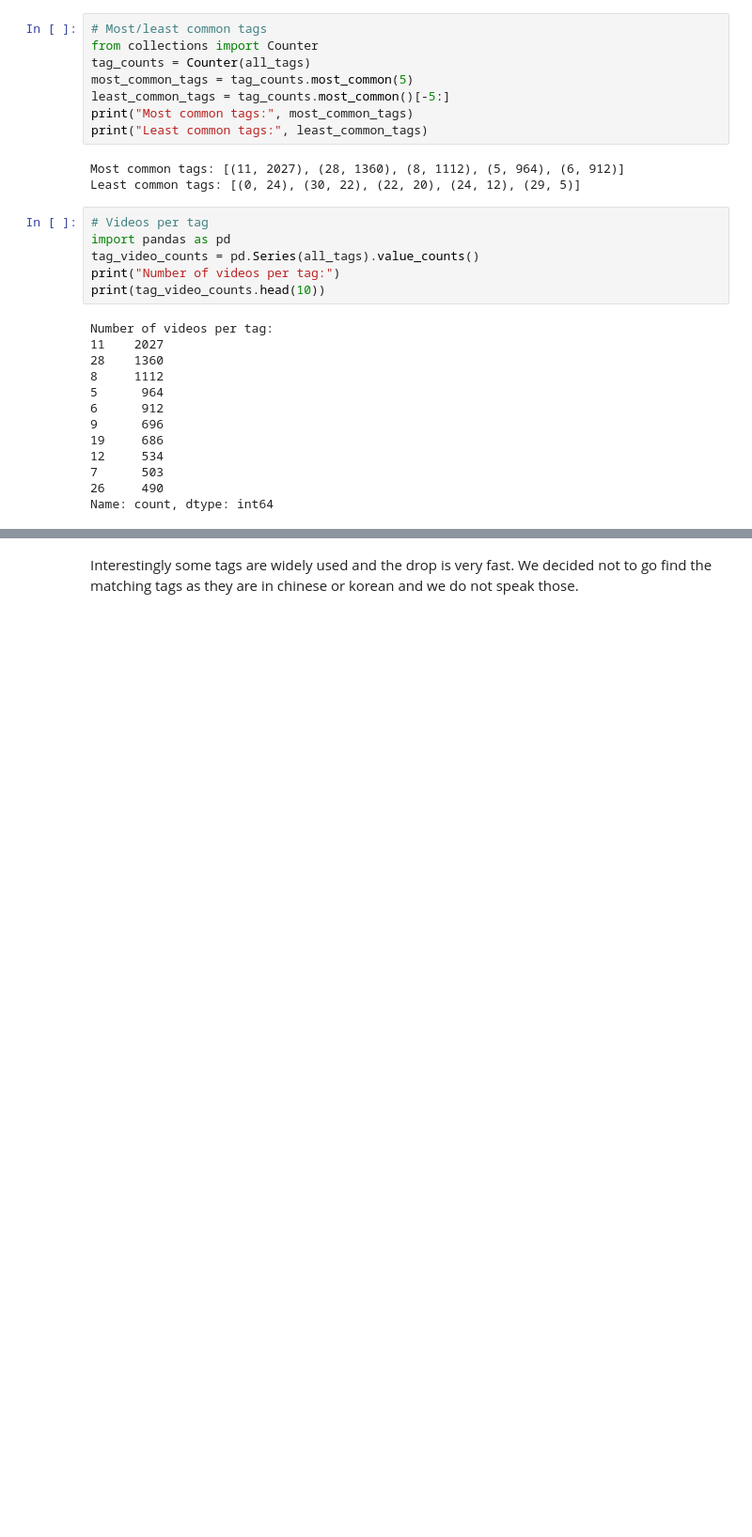
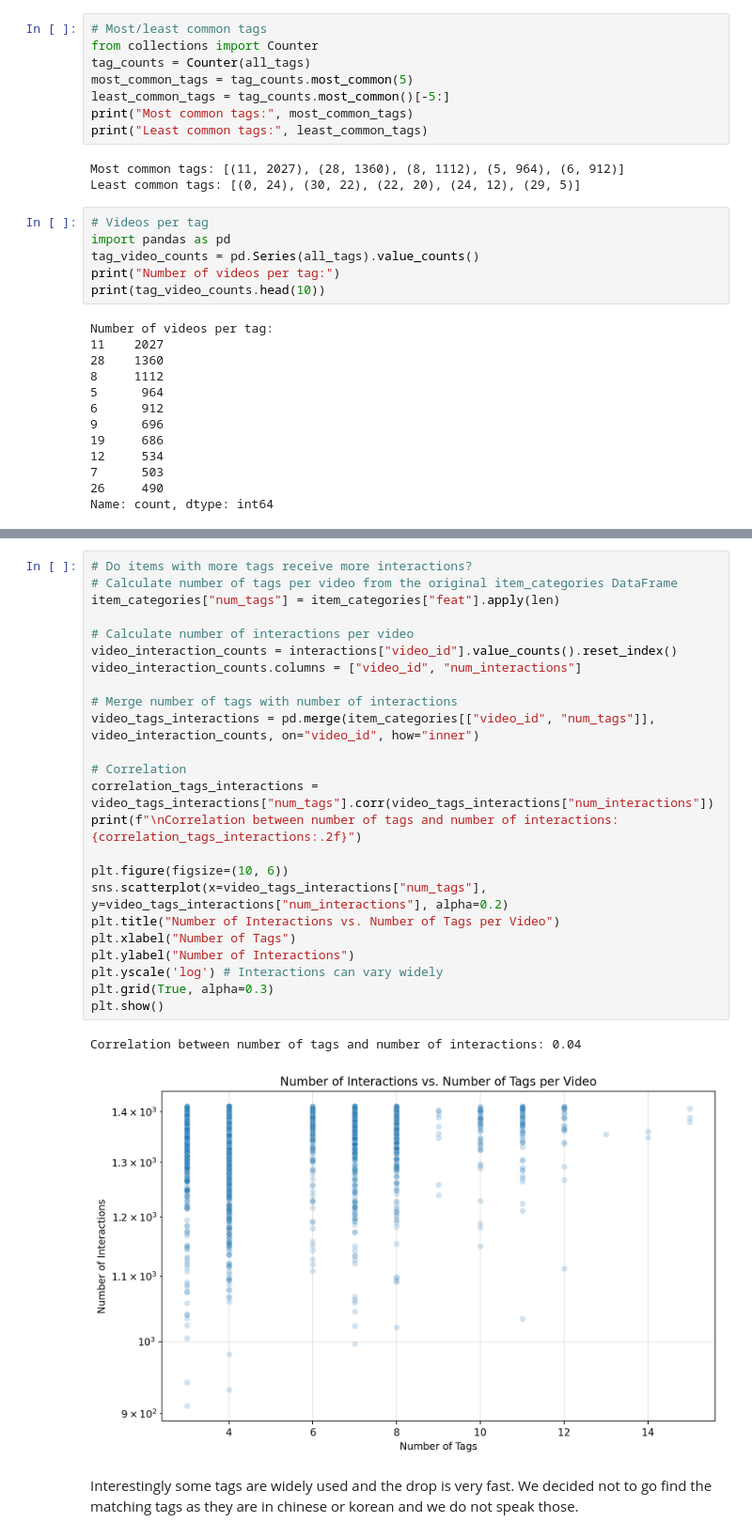
Before and after one commit to PERCY-1417/FinalProject_2025_TURCAT, a Jupyter notebook: solution/EDA.ipynb, the cells around one changed output, grey strips where cells are left out. Shown at 94% size. Drawn from its saved outputs; the diff is of its cells as text; blank space fills up the shorter version.

```diff
--- a/solution/EDA.ipynb
+++ b/solution/EDA.ipynb
@@ -671,2 +756,29 @@ Name: count, dtype: int64
+# %%
+# Do items with more tags receive more interactions?
+# Calculate number of tags per video from the original item_categories DataFrame
+item_categories["num_tags"] = item_categories["feat"].apply(len)
+
+# Calculate number of interactions per video
+video_interaction_counts = interactions["video_id"].value_counts().reset_index()
+video_interaction_counts.columns = ["video_id", "num_interactions"]
+
+# Merge number of tags with number of interactions
+video_tags_interactions = pd.merge(item_categories[["video_id", "num_tags"]], video_interaction_counts, on="video_id", how="inner")
+
+# Correlation
+correlation_tags_interactions = video_tags_interactions["num_tags"].corr(video_tags_interactions["num_interactions"])
+print(f"\nCorrelation between number of tags and number of interactions: {correlation_tags_interactions:.2f}")
+
+plt.figure(figsize=(10, 6))
+sns.scatterplot(x=video_tags_interactions["num_tags"], y=video_tags_interactions["num_interactions"], alpha=0.2)
+plt.title("Number of Interactions vs. Number of Tags per Video")
+plt.xlabel("Number of Tags")
+plt.ylabel("Number of Interactions")
+plt.yscale('log') # Interactions can vary widely
+plt.grid(True, alpha=0.3)
+plt.show()
+# %% [output]
+Correlation between number of tags and number of interactions: 0.04
+[figure, added]
 # %% [markdown]
 Interestingly some tags are widely used and the drop is very fast. We decided not to go find the matching tags as they are in chinese or korean and we do not speak those.
```
Also changed, not shown: parts of 4 cells of this notebook.
